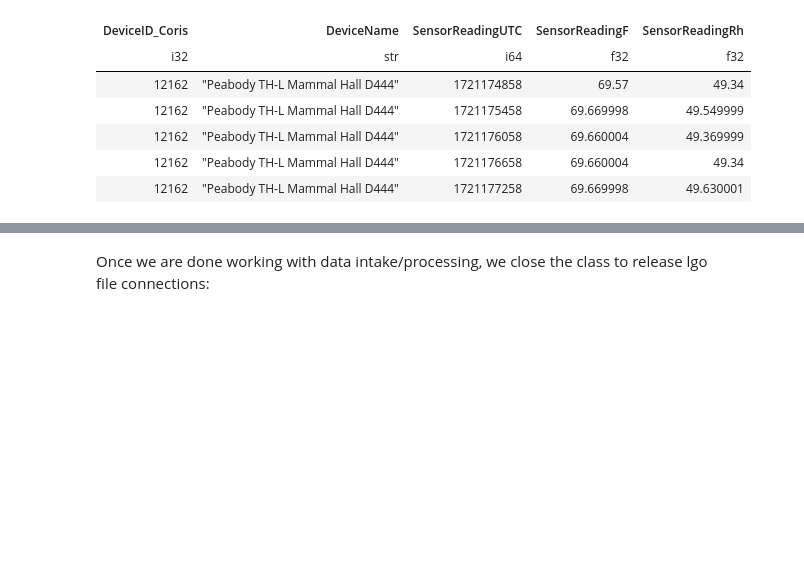
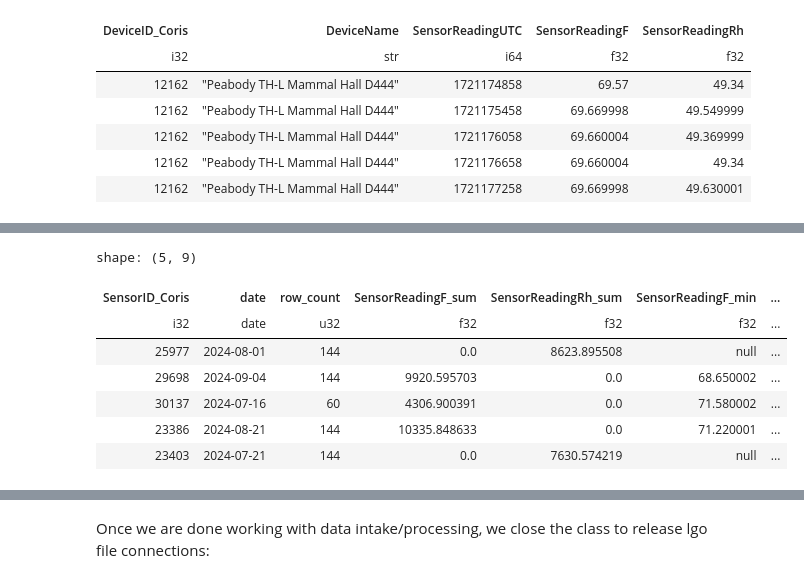
Before and after one commit to Environmental-Pipeline/environmental-sensor-poc, a Jupyter notebook: example.ipynb, the cells around one changed output, grey strips where cells are left out. Cells and saved outputs as stored; diff of their text form; code cells hidden in the pictures; blank space fills up the shorter version.

Commit message:
Add cubed data.

```diff
--- a/example.ipynb
+++ b/example.ipynb
@@ -168,3 +170,17 @@ shape: (5, 12)
 | 1721174858 | 2024-07-16 18:07:38 | 2024-07-16 14:07:38 EDT | 2024-07-16 | 14:07:38 | 2024 | 7 | "Tuesday" | ... |
 | 1721175458 | 2024-07-16 18:17:38 | 2024-07-16 14:17:38 EDT | 2024-07-16 | 14:17:38 | 2024 | 7 | "Tuesday" | ... |
 | 1721176058 | 2024-07-16 18:27:38 | 2024-07-16 14:27:38 EDT | 2024-07-16 | 14:27:38 | 2024 | 7 | "Tuesday" | ... |
+# %%
+# Daily Sensor Readings
+# Averages are calculated by summing the "sum" and "row_count" columns and dividing to get the average.
+sensor_readings_daily = polars.read_parquet('data/sensor_readings_daily.parquet')
+sensor_readings_daily.head()
+# %% [output]
+shape: (5, 9)
+| SensorID_Coris | date | row_count | SensorReadingF_sum | SensorReadingRh_sum | SensorReadingF_min | ... |
+| i32 | date | u32 | f32 | f32 | f32 | ... |
+| 25977 | 2024-08-01 | 144 | 0.0 | 8623.895508 | null | ... |
+| 29698 | 2024-09-04 | 144 | 9920.595703 | 0.0 | 68.650002 | ... |
+| 30137 | 2024-07-16 | 60 | 4306.900391 | 0.0 | 71.580002 | ... |
+| 23386 | 2024-08-21 | 144 | 10335.848633 | 0.0 | 71.220001 | ... |
+| 23403 | 2024-07-21 | 144 | 0.0 | 7630.574219 | null | ... |
```
Also changed, not shown: parts of 2 cells of this notebook, 2 other files.
